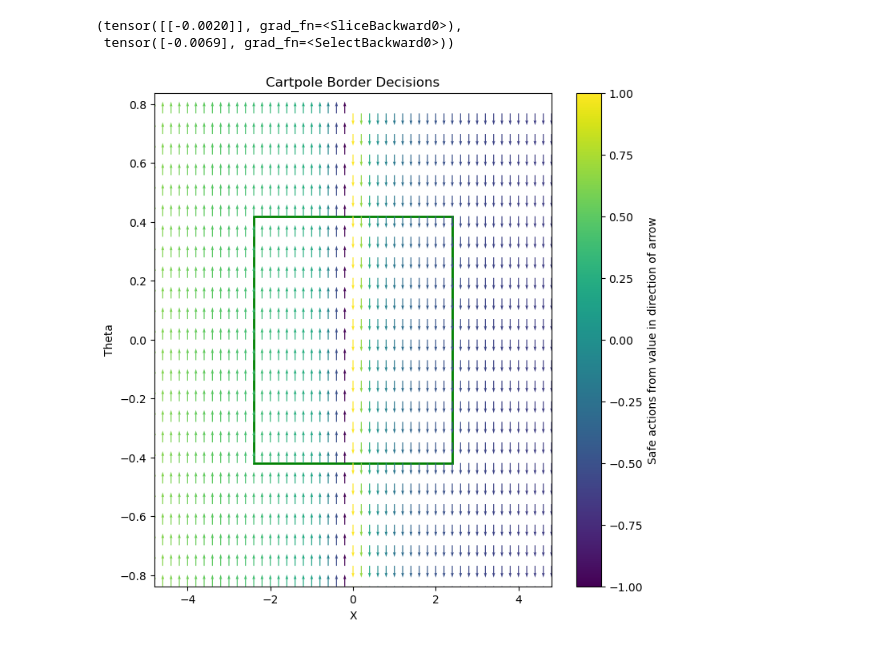
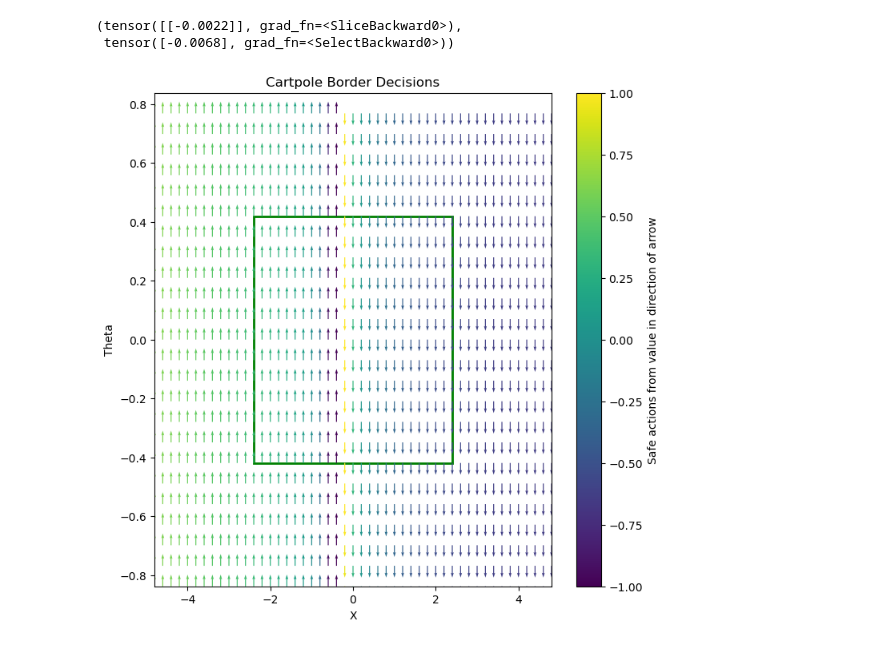
Before and after one commit to artureisele/discriminating-hyperplane, a Jupyter notebook: SL-DH/cartpole_eval_SL.ipynb, the cells around one changed output. Saved outputs shown, nothing was run; the diff lists cells and outputs as text; code cells hidden in the pictures.

```diff
--- a/SL-DH/cartpole_eval_SL.ipynb
+++ b/SL-DH/cartpole_eval_SL.ipynb
@@ -45,10 +45,10 @@ Sequential(
   (11): Identity()
 )
 # %%
-nn_filter.forward([0,0,0,0])
+nn_filter.forward([0,0,0.4,0])
 # %% [output]
-(tensor([[-0.0020]], grad_fn=<SliceBackward0>),
- tensor([-0.0069], grad_fn=<SelectBackward0>))
+(tensor([[-0.0022]], grad_fn=<SliceBackward0>),
+ tensor([-0.0068], grad_fn=<SelectBackward0>))
 # %%
 
 from torch.distributions.uniform import Uniform
@@ -76,37 +76,37 @@ ax = fig.add_subplot(111)
 colors = []
 for x in np.arange(-2.4-2.4,2.5+2.4,0.2):
     for theta in np.arange(-safe_radians*2,safe_radians*2,math.pi / 360 *8):
-        o=[x,0,theta,0]
+        o=[x,1,theta,1]
         a, a_h, b_h = actor(o)
         borders.append([x,theta])
         a_h = a_h.detach().numpy()
         b_h = b_h.detach().numpy()
         threshold = np.clip((b_h/a_h),-1,1)
         if(a_h>0):
             to_right_is_dangerous = False
         else:
             to_right_is_dangerous = True
         if to_right_is_dangerous:
             arrowDirX.append(0)
             arrowDirY.append(-1)
             colors.append(threshold)
         else:
             arrowDirX.append(0)
             arrowDirY.append(1)
             colors.append(threshold)
 borders = np.array(borders)
 rectangle = patches.Rectangle((-safe_x, -safe_radians), 2*safe_x, 2*safe_radians, linewidth=2, edgecolor='green', facecolor='white')
 ax.add_patch(rectangle)
 quiver_plot=plt.quiver(borders[:,0], borders[:,1], arrowDirX, arrowDirY,colors, cmap ="viridis", angles='xy', scale_units='xy', scale=25)
 # This are the borders of the simulation
 plt.axis([-2*safe_x, 2*safe_x, -2*safe_radians, 2*safe_radians])
 plt.colorbar(quiver_plot, label="Safe actions from value in direction of arrow")
 plt.xlabel("X")
 plt.ylabel("Theta")
 plt.title("Cartpole Border Decisions")
 plt.show()
 # %% [output]
-[figure, old version]
+[figure, new version]
 # %%
 import time
 import numpy as np
```
Also changed, not shown: parts of 8 cells of this notebook, 7 other files.
